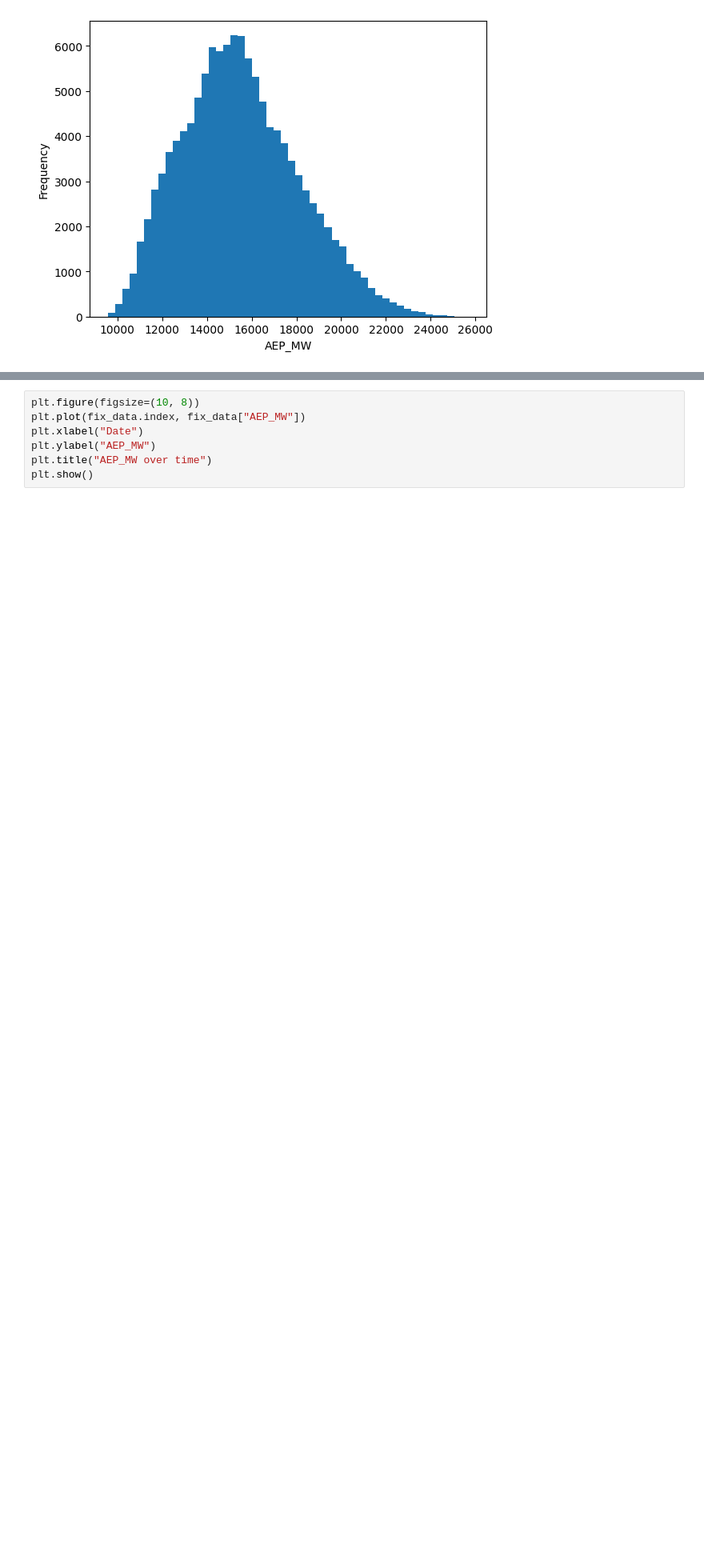
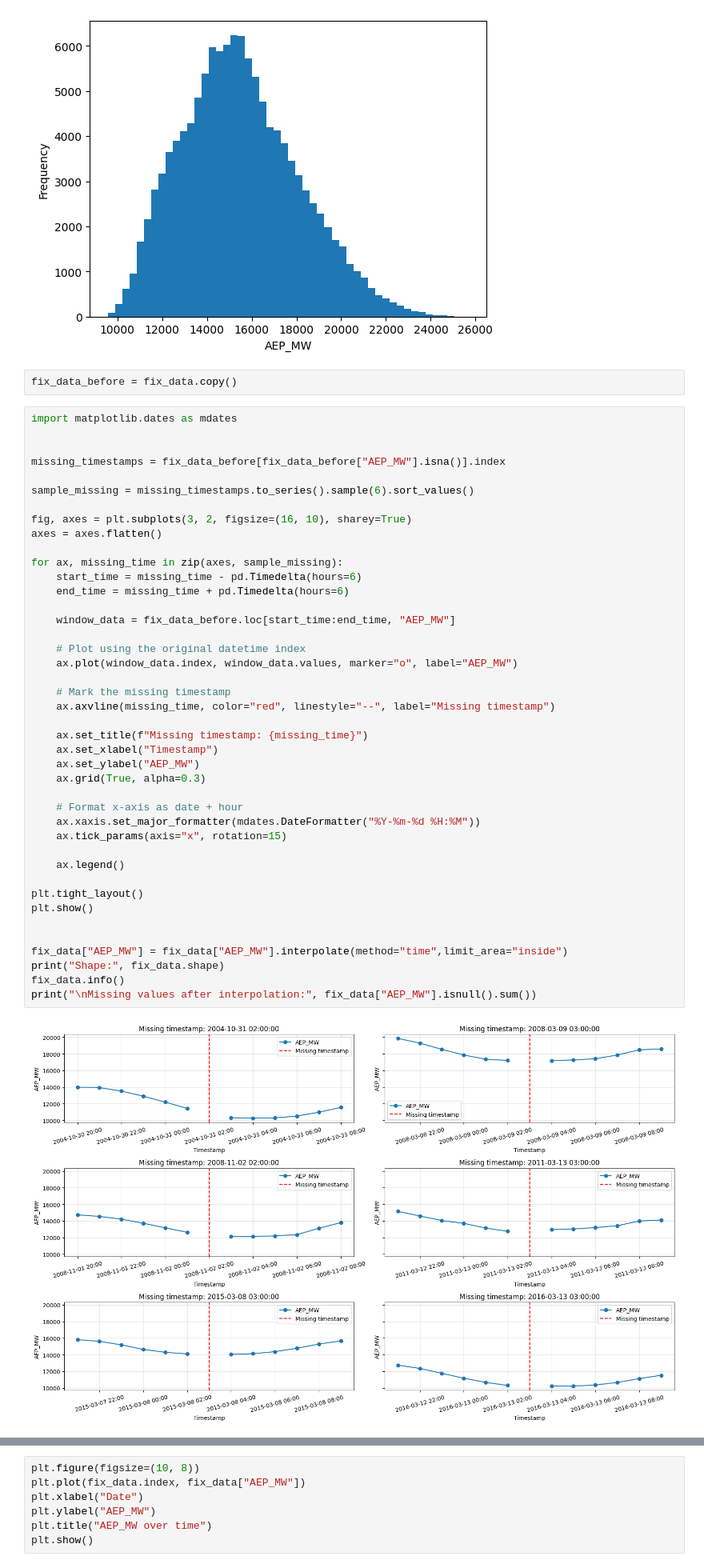
Before and after one commit to yoav-ayalon/course-Time-Series, a Jupyter notebook: HW1/01_time_series_eda_homework.ipynb, the cells around one changed output, grey strips where cells are left out. Shown at 80% size. Saved outputs shown, nothing was run; the diff lists cells and outputs as text; blank space fills up the shorter version.

```diff
--- a/HW1/01_time_series_eda_homework.ipynb
+++ b/HW1/01_time_series_eda_homework.ipynb
@@ -266,3 +266,49 @@ Missing values on fix_data: 27
 [figure]
 [figure]
 [figure]
+# %%
+fix_data_before = fix_data.copy()
+# %%
+import matplotlib.dates as mdates
+
+
+missing_timestamps = fix_data_before[fix_data_before["AEP_MW"].isna()].index
+
+sample_missing = missing_timestamps.to_series().sample(6).sort_values()
+
+fig, axes = plt.subplots(3, 2, figsize=(16, 10), sharey=True)
+axes = axes.flatten()
+
+for ax, missing_time in zip(axes, sample_missing):
+    start_time = missing_time - pd.Timedelta(hours=6)
+    end_time = missing_time + pd.Timedelta(hours=6)
+
+    window_data = fix_data_before.loc[start_time:end_time, "AEP_MW"]
+
+    # Plot using the original datetime index
+    ax.plot(window_data.index, window_data.values, marker="o", label="AEP_MW")
+
+    # Mark the missing timestamp
+    ax.axvline(missing_time, color="red", linestyle="--", label="Missing timestamp")
+
+    ax.set_title(f"Missing timestamp: {missing_time}")
+    ax.set_xlabel("Timestamp")
+    ax.set_ylabel("AEP_MW")
+    ax.grid(True, alpha=0.3)
+
+    # Format x-axis as date + hour
+    ax.xaxis.set_major_formatter(mdates.DateFormatter("%Y-%m-%d %H:%M"))
+    ax.tick_params(axis="x", rotation=15)
+
+    ax.legend()
+
+plt.tight_layout()
+plt.show()
+
+
+fix_data["AEP_MW"] = fix_data["AEP_MW"].interpolate(method="time",limit_area="inside")
+print("Shape:", fix_data.shape)
+fix_data.info()
+print("\nMissing values after interpolation:", fix_data["AEP_MW"].isnull().sum())
+# %% [output]
+[figure, added]
```
Also changed, not shown: parts of 8 cells of this notebook.
